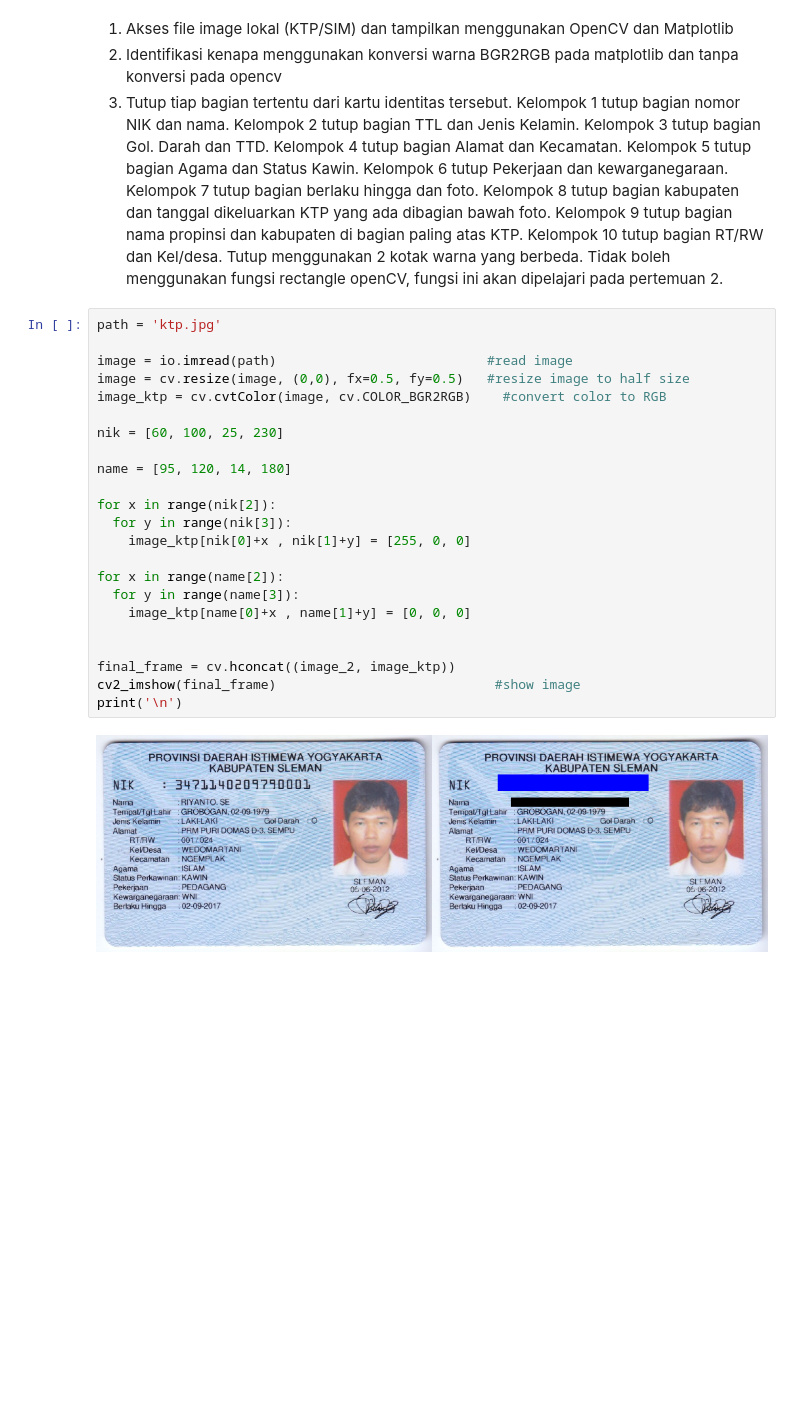
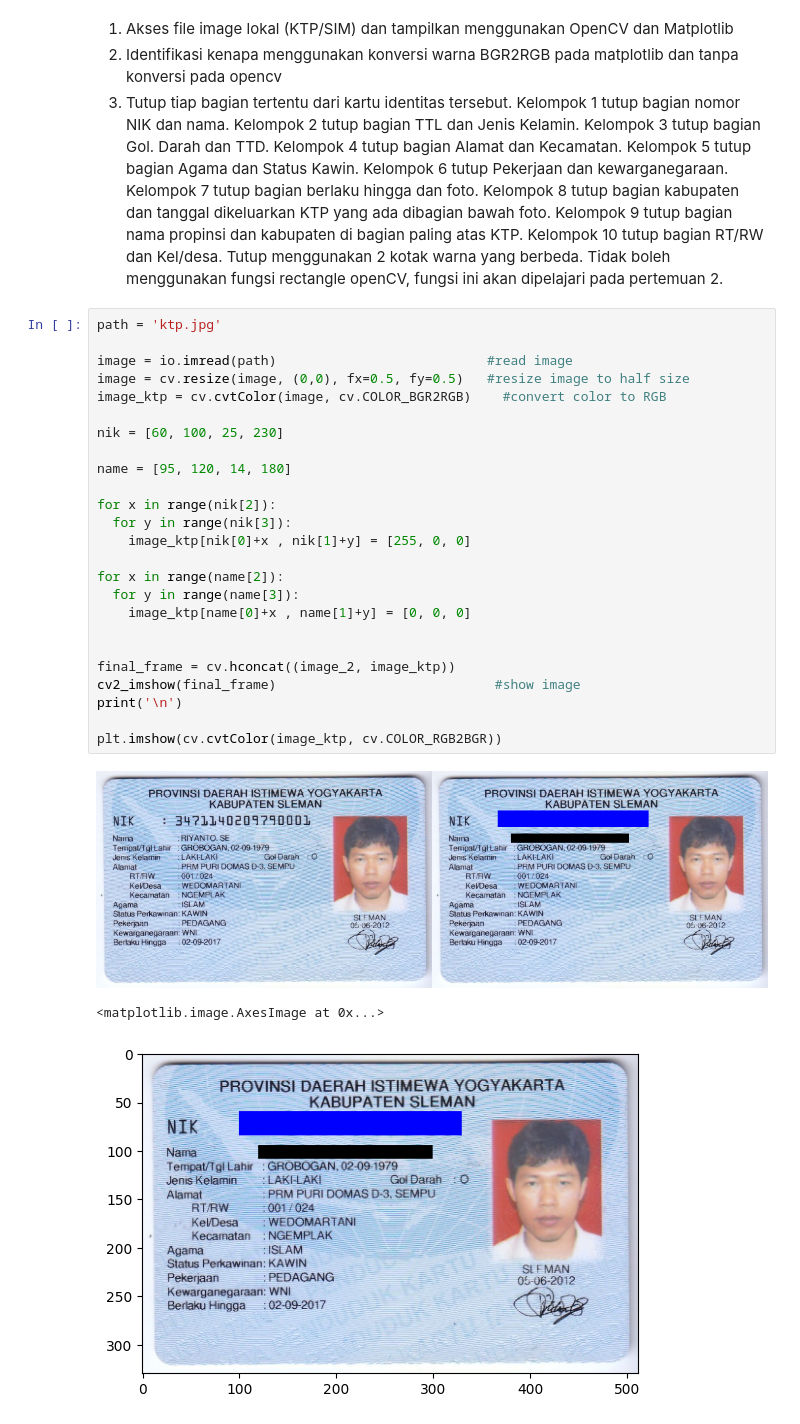
Before and after one commit to taufiqhidayatulloh/pcvk, a Jupyter notebook: pcvk_week_1.ipynb, the cells around one changed output. Saved outputs shown, nothing was run; the diff lists cells and outputs as text; blank space fills up the shorter version.

Commit message:
use matplotlib

```diff
--- a/pcvk_week_1.ipynb
+++ b/pcvk_week_1.ipynb
@@ -149,25 +149,29 @@ menggunakan fungsi rectangle openCV, fungsi ini akan dipelajari pada pertemuan 2
 # %%
 path = 'ktp.jpg'
 
 image = io.imread(path)                           #read image
 image = cv.resize(image, (0,0), fx=0.5, fy=0.5)   #resize image to half size
 image_ktp = cv.cvtColor(image, cv.COLOR_BGR2RGB)    #convert color to RGB
 
 nik = [60, 100, 25, 230]
 
 name = [95, 120, 14, 180]
 
 for x in range(nik[2]):
   for y in range(nik[3]):
     image_ktp[nik[0]+x , nik[1]+y] = [255, 0, 0]
 
 for x in range(name[2]):
   for y in range(name[3]):
     image_ktp[name[0]+x , name[1]+y] = [0, 0, 0]
 
 
 final_frame = cv.hconcat((image_2, image_ktp))
 cv2_imshow(final_frame)                            #show image
 print('\n')
+
+plt.imshow(cv.cvtColor(image_ktp, cv.COLOR_RGB2BGR))
 # %% [output]
 [figure]
+<matplotlib.image.AxesImage at 0x...>
+[figure, added]
```
